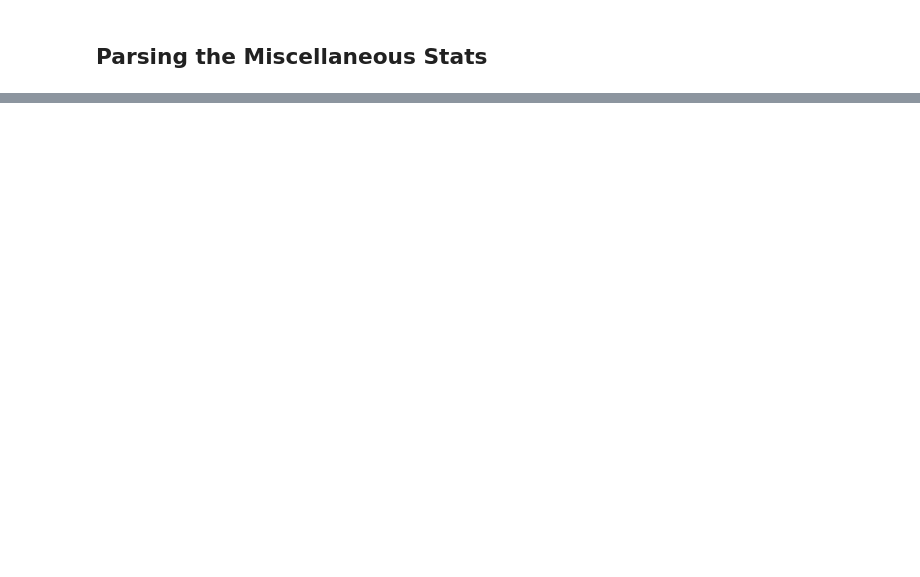
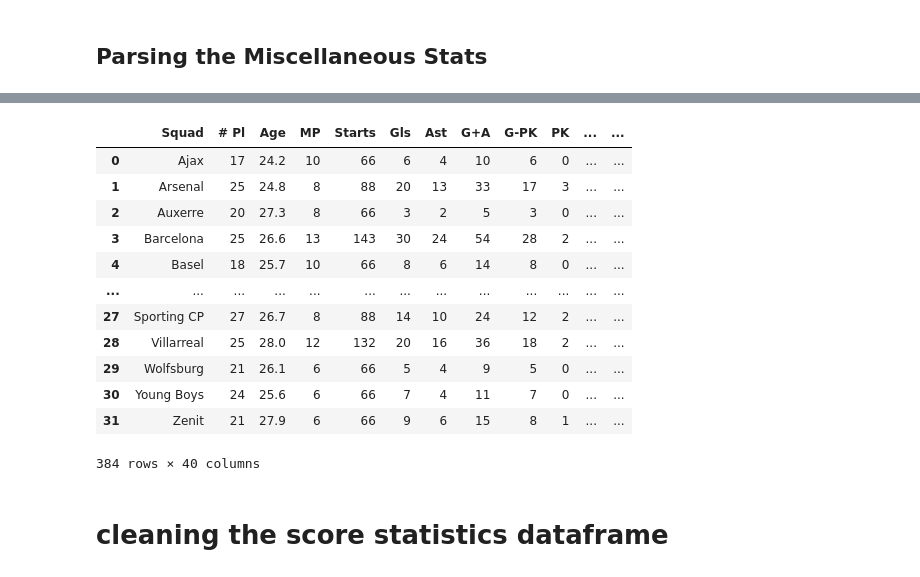
Before and after one commit to RaminVali/CL_WebScraping_ML_Prediction, a Jupyter notebook: parse_data.ipynb, the cells around one changed output, grey strips where cells are left out. Drawn from its saved outputs; the diff is of its cells as text; code cells hidden in the pictures; blank space fills up the shorter version.

Commit message:
combined all the data across the years and into a single dataframe for ML

```diff
--- a/parse_data.ipynb
+++ b/parse_data.ipynb
@@ -230,0 +240,4 @@ int
+# %%
+combined_stats = pd.concat([league_summary,playing_summary,keeper_summary,shooting_summary,misc_summary], axis = 1)
+
+combined_stats.shape
@@ -230,0 +252,5 @@ int
+# %%
+combined_stats.dropna(axis = 1, inplace=True) # We drop the null values because the constitute more than a third of the values in all the columns.
+combined_stats.shape
+
+#combined_stats.rename(columns={'Squad': 'team', 'oldName2': 'newName2'}, inplace=True)
@@ -230,0 +259,6 @@ int
+# %%
+# dropping duplicate columns such as Squad, year, etc.
+
+combined_stats = combined_stats.T.drop_duplicates().T
+
+combined_stats.columns
@@ -230,0 +274,2 @@ int
+# %%
+combined_stats['Squad'] = combined_stats['Squad'].str[3:].str.lstrip() #The naming is not consistent, so remove the first 3 chars and then remove white spaces (prefixes such as eng, and sct have three letters as opposed ot two)
@@ -230,0 +296,18 @@ int
+# %%
+combined_stats
+# %% [output]
+|  | Squad | # Pl | Age | MP | Starts | Gls | Ast | G+A | G-PK | PK | ... | ... |
+| 0 | Ajax | 17 | 24.2 | 10 | 66 | 6 | 4 | 10 | 6 | 0 | ... | ... |
+| 1 | Arsenal | 25 | 24.8 | 8 | 88 | 20 | 13 | 33 | 17 | 3 | ... | ... |
+| 2 | Auxerre | 20 | 27.3 | 8 | 66 | 3 | 2 | 5 | 3 | 0 | ... | ... |
+| 3 | Barcelona | 25 | 26.6 | 13 | 143 | 30 | 24 | 54 | 28 | 2 | ... | ... |
+| 4 | Basel | 18 | 25.7 | 10 | 66 | 8 | 6 | 14 | 8 | 0 | ... | ... |
+| ... | ... | ... | ... | ... | ... | ... | ... | ... | ... | ... | ... | ... |
+| 27 | Sporting CP | 27 | 26.7 | 8 | 88 | 14 | 10 | 24 | 12 | 2 | ... | ... |
+| 28 | Villarreal | 25 | 28.0 | 12 | 132 | 20 | 16 | 36 | 18 | 2 | ... | ... |
+| 29 | Wolfsburg | 21 | 26.1 | 6 | 66 | 5 | 4 | 9 | 5 | 0 | ... | ... |
+| 30 | Young Boys | 24 | 25.6 | 6 | 66 | 7 | 4 | 11 | 7 | 0 | ... | ... |
+| 31 | Zenit | 21 | 27.9 | 6 | 66 | 9 | 6 | 15 | 8 | 1 | ... | ... |
+384 rows × 40 columns
+# %% [markdown]
+# cleaning the score statistics dataframe
```
Also changed, not shown: parts of 32 cells of this notebook.
